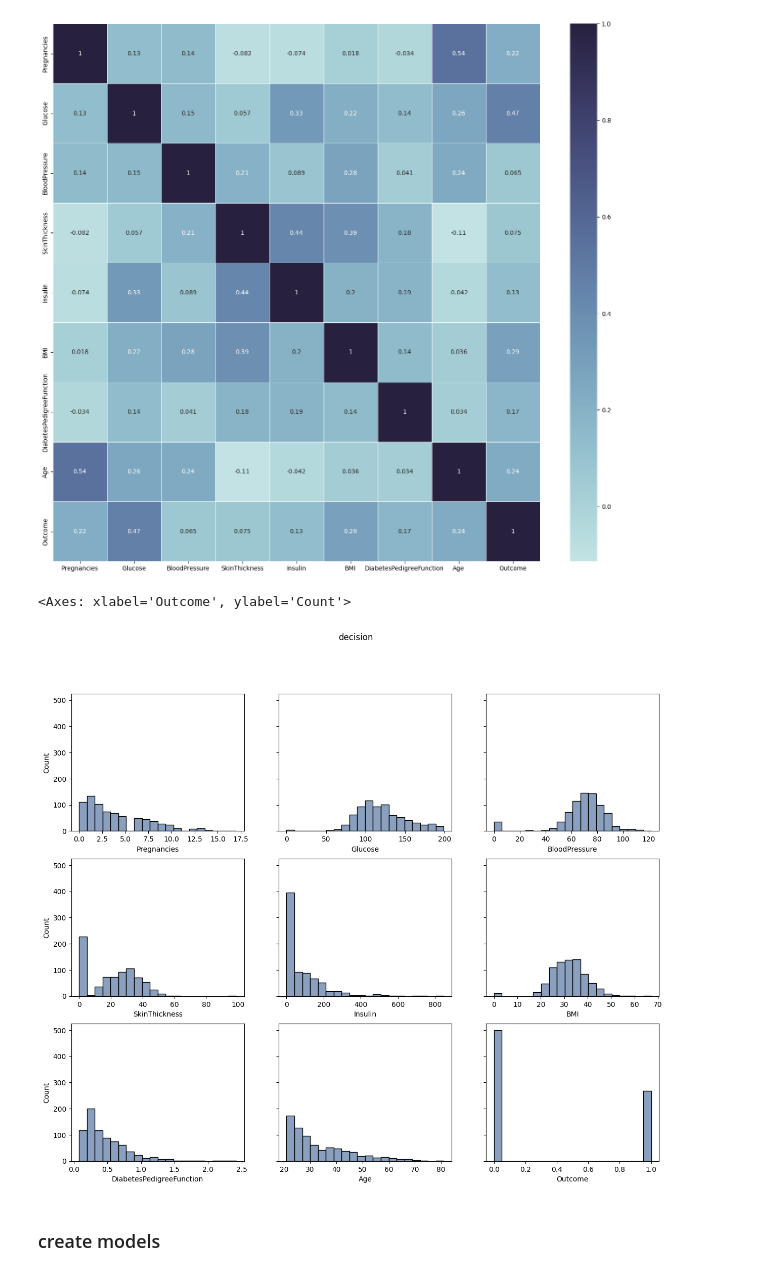
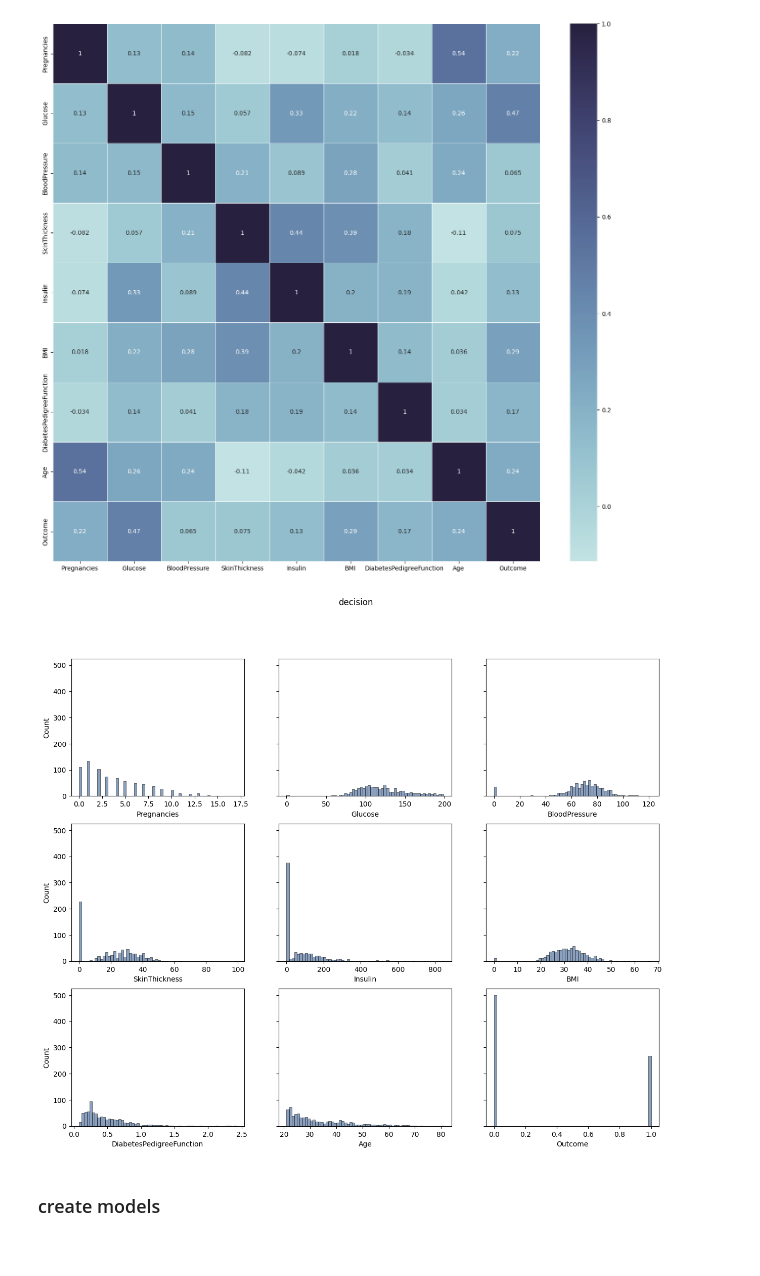
Before and after one commit to ash-senya/diabetes-classifier, a Jupyter notebook: data_research_and_model_creating.ipynb, the cells around one changed output. Drawn from its saved outputs; the diff is of its cells as text; code cells hidden in the pictures.

```diff
--- a/data_research_and_model_creating.ipynb
+++ b/data_research_and_model_creating.ipynb
@@ -64,6 +66,7 @@ Data columns (total 9 columns):
 dtypes: float64(2), int64(7)
 memory usage: 54.1 KB
 # %%
-numerical_features = ['Pregnancies', 'Glucose', 'BloodPressure', 'SkinThickness','Insulin', 'BMI', 'DiabetesPedigreeFunction', 'Age']
+numerical_features = ['Pregnancies', 'Glucose', 'BloodPressure', 'SkinThickness','Insulin', 'BMI', 'DiabetesPedigreeFunction', 'Age','Outcome']
 # %%
 plots_palette = sns.color_palette("ch:start=.2,rot=-.3", as_cmap=True)
+plots_color = '#6380a8'
@@ -77,29 +76,16 @@ axis = sns.heatmap(diabetes_df.corr(), annot= True, ax=ax, linewidths=0.6, cmap=
 plt.show()
 # %% [output]
 [figure]
-# %%
-fig, axes = plt.subplots(3, 3, figsize=(15, 12), sharey=True)
-fig.suptitle('decision')
-
-sns.histplot(ax = axes[0,0], data = diabetes_df, x = 'Pregnancies', color='#6380a8',bins = 20)
-sns.histplot(ax = axes[0,1], data = diabetes_df, x ='Glucose',  color='#6380a8',bins = 20)
-sns.histplot(ax = axes[0,2], data = diabetes_df, x = 'BloodPressure', color='#6380a8',bins = 20)
-
-
-sns.histplot(ax = axes[1,0], data= diabetes_df, x = 'SkinThickness', color='#6380a8',bins=  20)
-sns.histplot(ax = axes[1,1], data= diabetes_df, x ='Insulin',  color='#6380a8',bins = 20)
-sns.histplot(ax = axes[1,2], data=diabetes_df, x = 'BMI', color='#6380a8',bins = 20)
-
-
-sns.histplot(ax = axes[2,0], data = diabetes_df, x = 'DiabetesPedigreeFunction', color='#6380a8',bins = 20)
-sns.histplot(ax = axes[2,1], data = diabetes_df, x ='Age',  color='#6380a8',bins = 20)
-sns.histplot(ax = axes[2,2], data = diabetes_df, x = 'Outcome', color='#6380a8',bins = 20)
-
-
-
-#numerical_features = ['Pregnancies', 'Glucose', 'BloodPressure', 'SkinThickness','Insulin', 'BMI', 'DiabetesPedigreeFunction', 'Age', 'Outcome']
-# %% [output]
-<Axes: xlabel='Outcome', ylabel='Count'>
-[figure, removed]
+# %%
+fig, axes = plt.subplots(3, 3, figsize=(15, 12), sharey=True)
+fig.suptitle('decision')
+
+i = 0
+for j in range(3):
+    for k in range(3):
+        sns.histplot(ax = axes[j,k], data = diabetes_df, x = numerical_features[i], color=plots_color, bins=60)
+        i = i + 1
+# %% [output]
+[figure, added]
 # %% [markdown]
 ### create models
```
Also changed, not shown: parts of 33 cells of this notebook.
